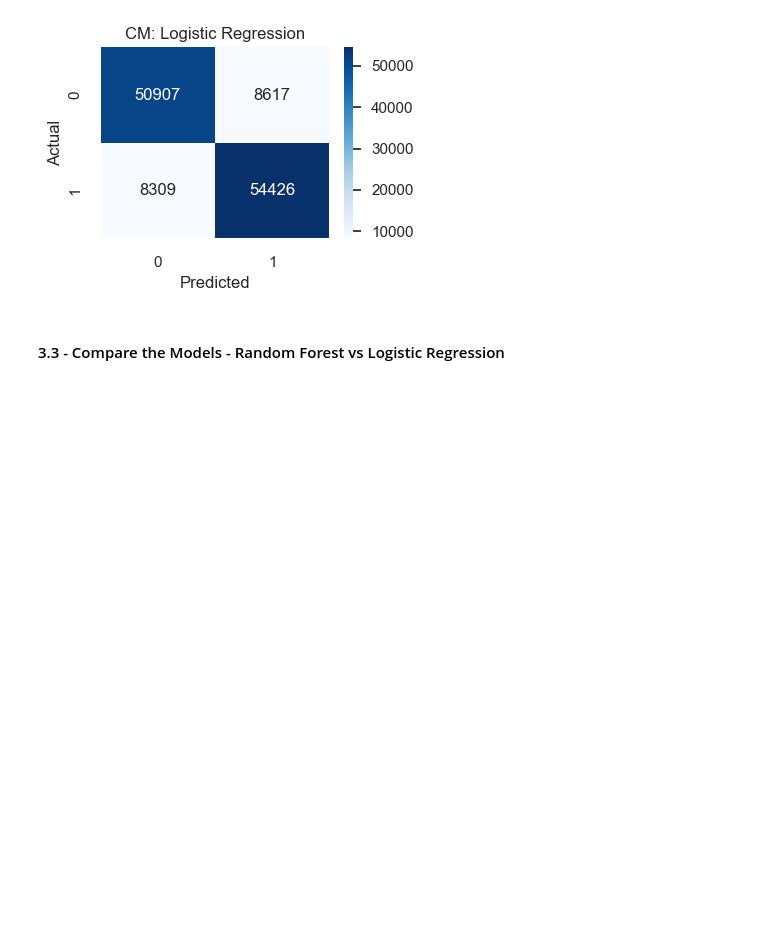
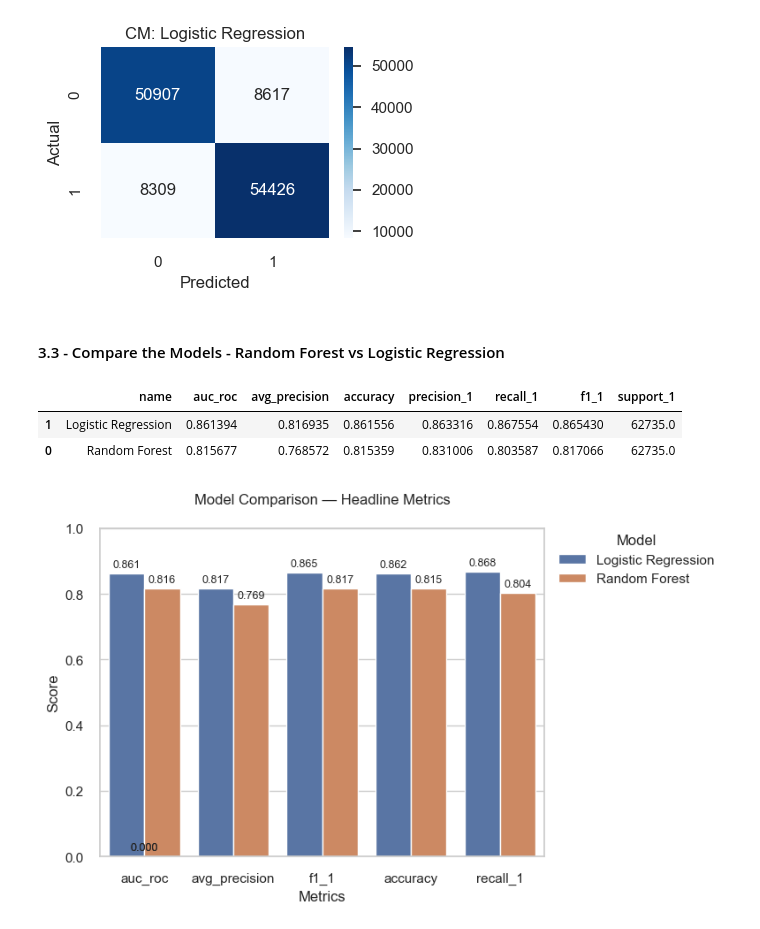
Before and after one commit to fatemalaali/nlp-game-reviews, a Jupyter notebook: game-sentiment-analysis.ipynb, the cells around one changed output. Drawn from its saved outputs; the diff is of its cells as text; code cells hidden in the pictures; blank space fills up the shorter version.

Commit message:
comparison

```diff
--- a/game-sentiment-analysis.ipynb
+++ b/game-sentiment-analysis.ipynb
@@ -723,7 +727,7 @@ def get_or_train_keyedvectors(X_train, vector_size=100, window=5, sg=1, min_coun
     print(f"[Word2Vec] Saved KeyedVectors to {KV_PATH}")
     return model.wv
 
-wv = get_or_train_keyedvectors(X_train)
+w2v_model = get_or_train_keyedvectors(X_train)
 # %% [output]
 [Word2Vec] Loading cached KeyedVectors: models\w2v_steam.kv
 [Word2Vec] Loaded in 0.02s
@@ -841,0 +889,39 @@ plot_cm (confusion_matrix(y_test,lr_predictions), "CM: Logistic Regression", "fi
+# %%
+summarized_metrics_rf = summarize_metrics(y_test, rf_predictions, rf_predictions, "Random Forest")
+summarized_metrics_lr = summarize_metrics(y_test, lr_predictions, lr_predictions, "Logistic Regression")
+
+metrics_df = pd.DataFrame([summarized_metrics_rf, summarized_metrics_lr])
+metrics_df = metrics_df.sort_values("auc_roc", ascending=False)
+metrics_df.to_csv("figures/model_metrics_rd_lr.csv", index=False)
+metrics_df
+# %% [output]
+|  | name | auc_roc | avg_precision | accuracy | precision_1 | recall_1 | f1_1 | support_1 |
+| 1 | Logistic Regression | 0.861394 | 0.816935 | 0.861556 | 0.863316 | 0.867554 | 0.865430 | 62735.0 |
+| 0 | Random Forest | 0.815677 | 0.768572 | 0.815359 | 0.831006 | 0.803587 | 0.817066 | 62735.0 |
+# %%
+headline_metrics = ["auc_roc", "avg_precision", "f1_1", "accuracy", "recall_1"]
+metrics_sorted = metrics_df.sort_values("auc_roc", ascending=False).reset_index(drop=True)
+
+long = metrics_sorted.melt(
+    id_vars="name", value_vars=headline_metrics,
+    var_name="metric", value_name="value"
+)
+
+plt.figure(figsize=(8,5))
+sns.barplot(
+    data=long, x="metric", y="value", hue="name"
+)
+plt.ylim(0, 1.0)
+plt.ylabel("Score")
+plt.xlabel("Metrics")
+plt.title("Model Comparison — Headline Metrics", pad=20)
+plt.legend(title="Model", bbox_to_anchor=(1.02, 1), loc="upper left", borderaxespad=0)
+for p in plt.gca().patches:
+    height = p.get_height()
+    if not np.isnan(height):
+        plt.gca().annotate(f"{height:.3f}", (p.get_x() + p.get_width()/2, height), ha="center", va="bottom", fontsize=9, xytext=(0,3), textcoords="offset points")
+plt.tight_layout()
+plt.savefig("figures/metrics_grouped_bar.png", dpi=160)
+plt.show()
+# %% [output]
+[figure, added]
```
Also changed, not shown: parts of 13 cells of this notebook, 8 other files.
